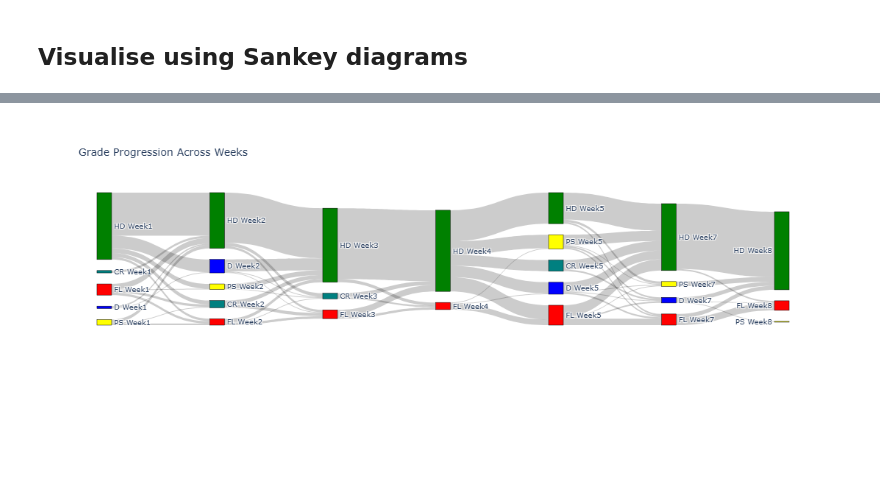
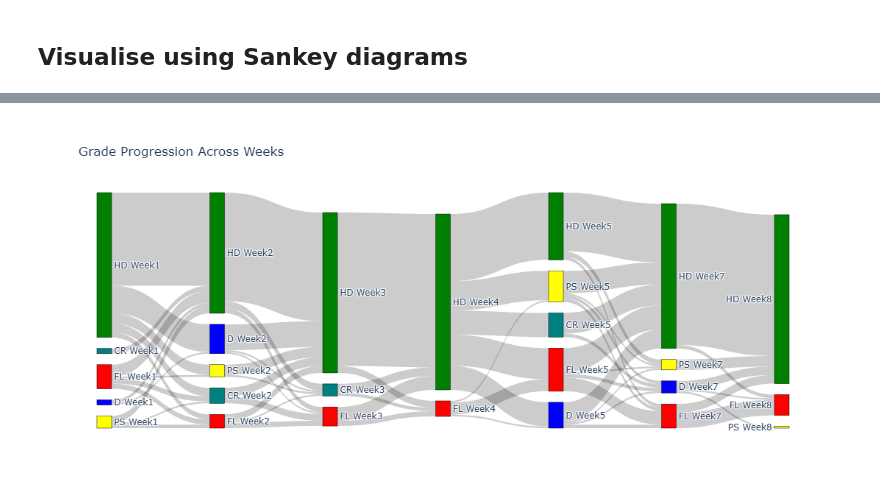
Before and after one commit to Marion-Artigaut/Quiz_visualisation_Sankey, a Jupyter notebook: examples/Course_overview.ipynb, the cells around one changed output, grey strips where cells are left out. Saved outputs shown, nothing was run; the diff lists cells and outputs as text; code cells hidden in the pictures; blank space fills up the shorter version.

Commit message:
Fix image saving

```diff
--- a/examples/Course_overview.ipynb
+++ b/examples/Course_overview.ipynb
@@ -130,8 +130,11 @@ fig = go.Figure(data=[go.Sankey(
         target=targets,
         value=values
     )
-)])
+    )],
+    layout=go.Layout(autosize=False, width=1000, height=500)
+)
 
-fig.update_layout(title_text="Grade Progression Across Weeks", font_size=10)
-fig.write_image("images/weekly.png")
+fig.update_layout(title_text="Grade Progression Across Weeks", font_size=12)
+fig.write_image(join("images", "weekly.png"), engine='orca')
+fig.show()
 # %% [output]
@@ -139 +141 @@ fig.write_image("images/weekly.png")
-[figure, old version]
+[figure, new version]
```
Also changed, not shown: parts of 1 cell of this notebook, 1 other file.
